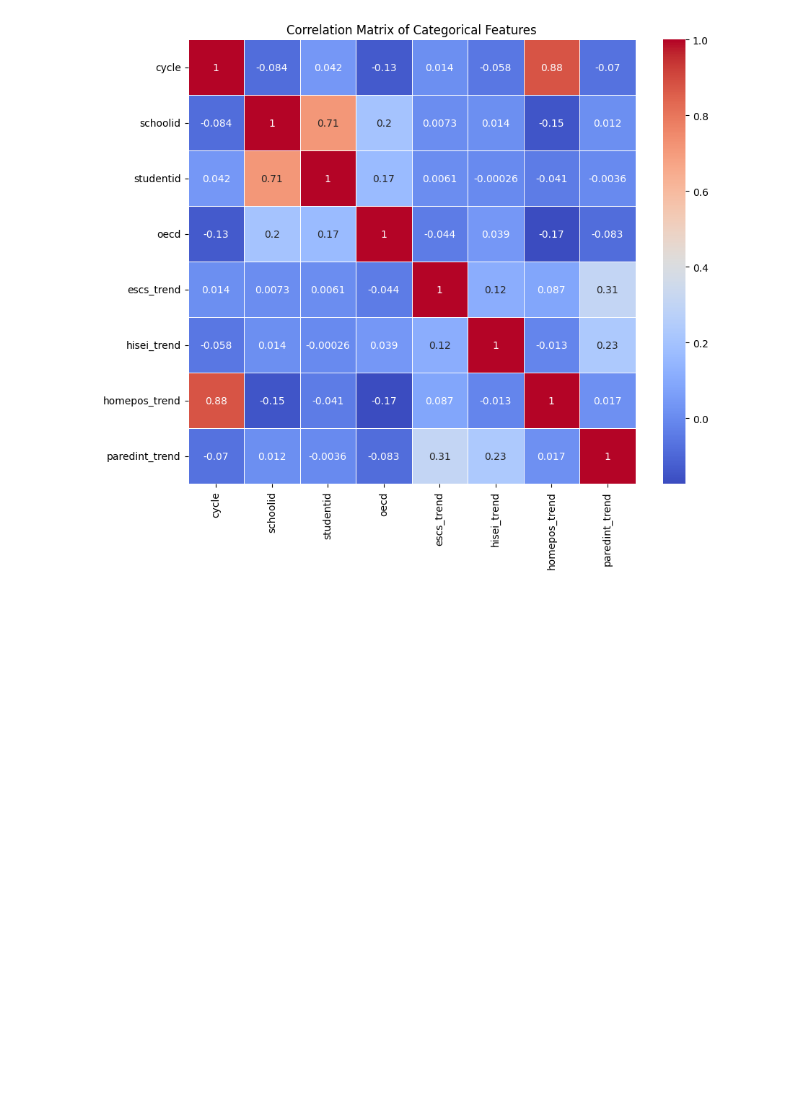
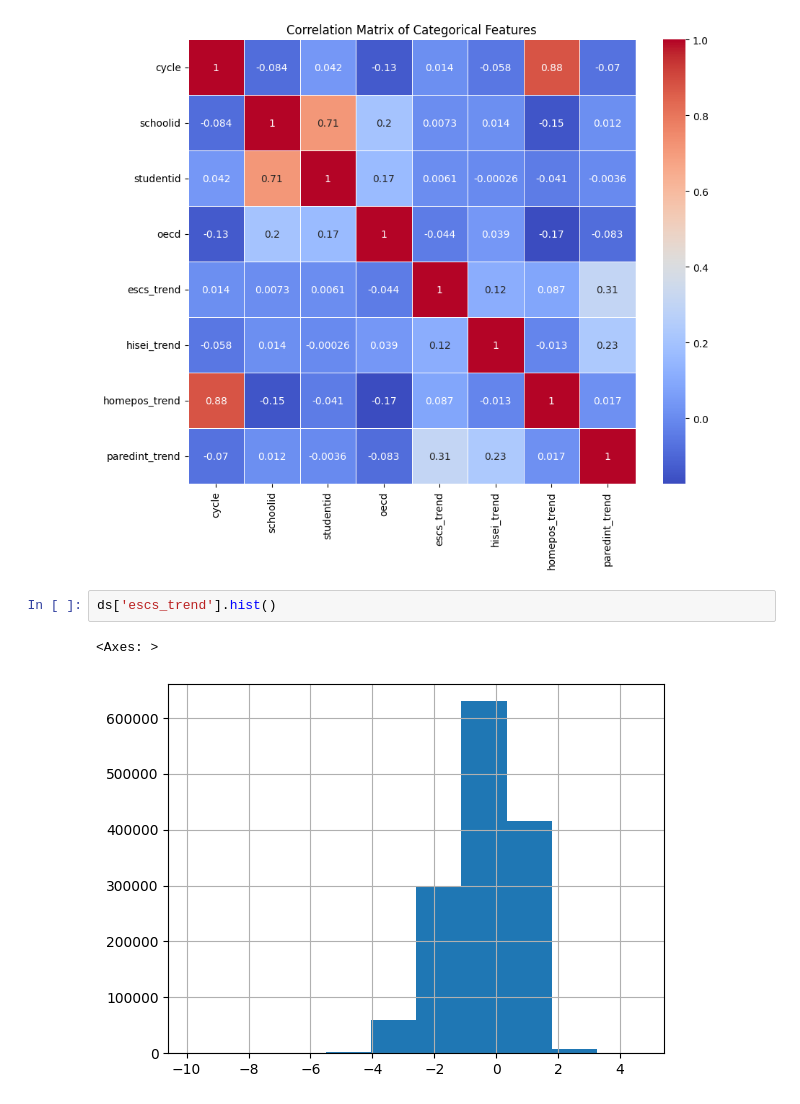
Before and after one commit to Duarte-Casta/AI-Driven-Project, a Jupyter notebook: data_understanding.ipynb, the cells around one changed output. Drawn from its saved outputs; the diff is of its cells as text; blank space fills up the shorter version.

```diff
--- a/data_understanding.ipynb
+++ b/data_understanding.ipynb
@@ -78,3 +78,8 @@ plt.title('Correlation Matrix of Categorical Features')
 plt.show()
 # %% [output]
 [figure]
+# %%
+ds['escs_trend'].hist()
+# %% [output]
+<Axes: >
+[figure, added]
```
